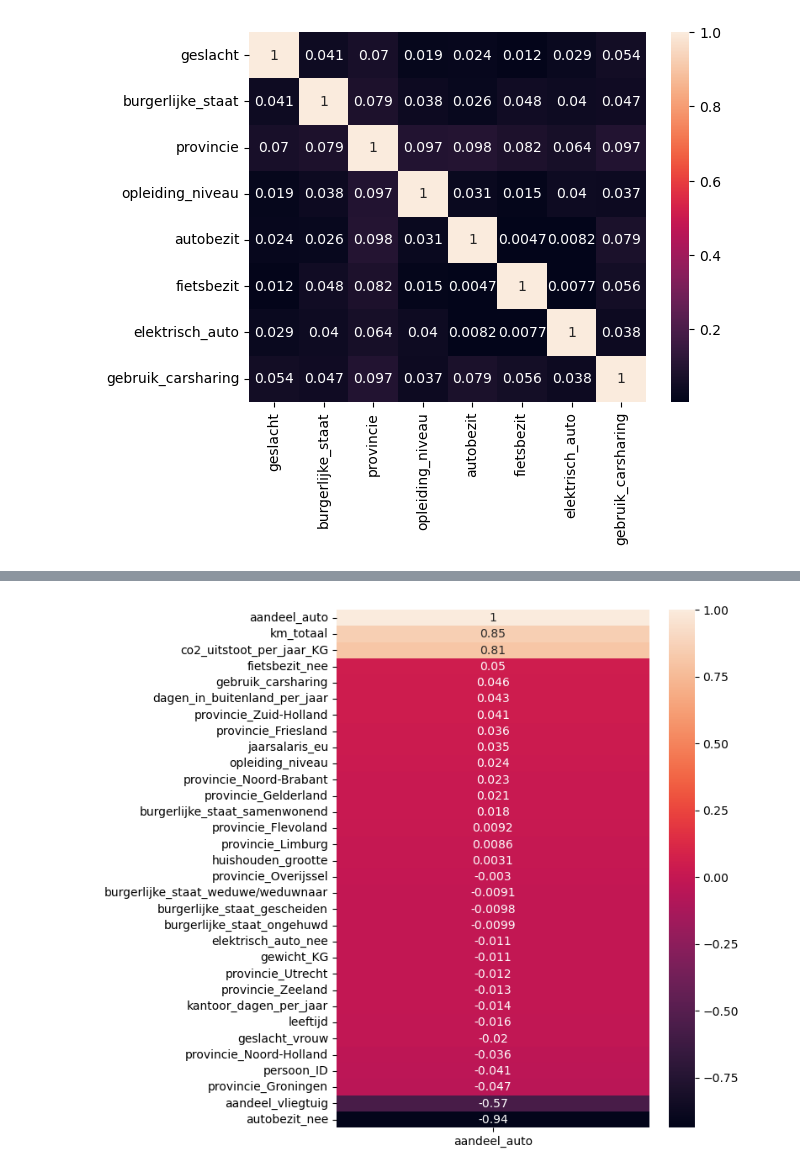
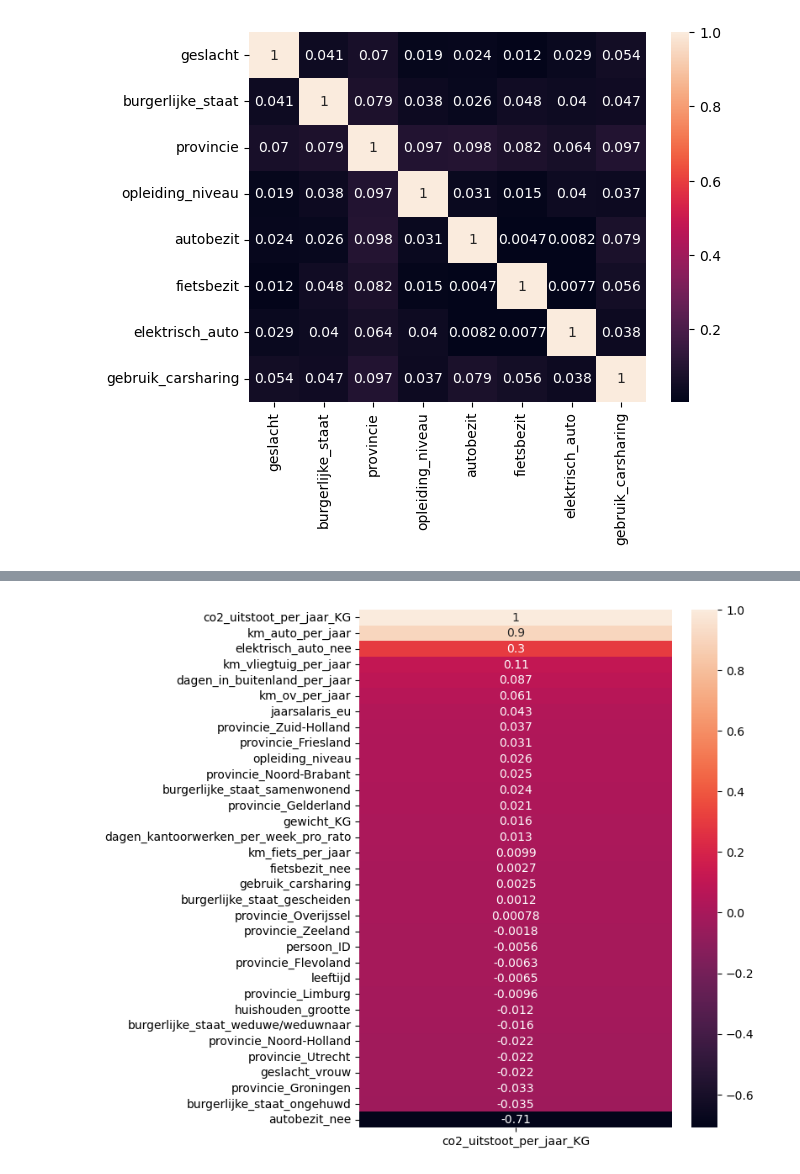
Before and after one commit to svenkr-6/Wiskunde_II_Portfolio, a Jupyter notebook: Sven.ipynb, the cells around one changed output, grey strips where cells are left out. Saved outputs shown, nothing was run; the diff lists cells and outputs as text; code cells hidden in the pictures.

```diff
--- a/Sven.ipynb
+++ b/Sven.ipynb
@@ -173,12 +163,12 @@ corr_target
 # %%
-corr_target = df_transformed.corrwith(df_transformed['aandeel_auto']).sort_values(ascending=False).to_frame(name='aandeel_auto')
+corr_target = df_transformed.corrwith(df_transformed['co2_uitstoot_per_jaar_KG']).sort_values(ascending=False).to_frame(name='co2_uitstoot_per_jaar_KG')
 
 plt.figure(figsize=(6, 8))
 sns.heatmap(corr_target, annot=True)
 
 plt.show()
 # %% [output]
-[figure, old version]
+[figure, new version]
 # %%
 X = df_transformed.drop(['co2_uitstoot_per_jaar_KG', 'persoon_ID'], axis=1)
 y = df_transformed['co2_uitstoot_per_jaar_KG']
```
Also changed, not shown: parts of 19 cells of this notebook.
